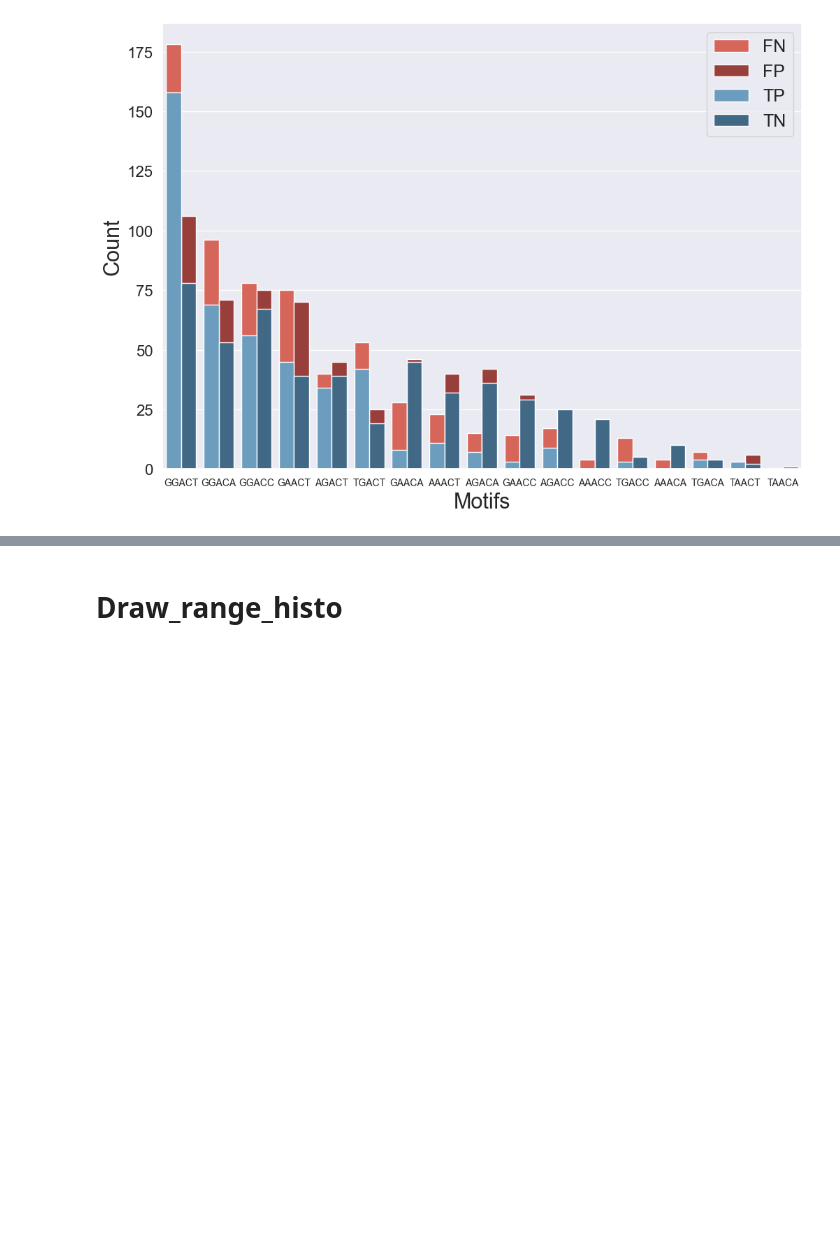
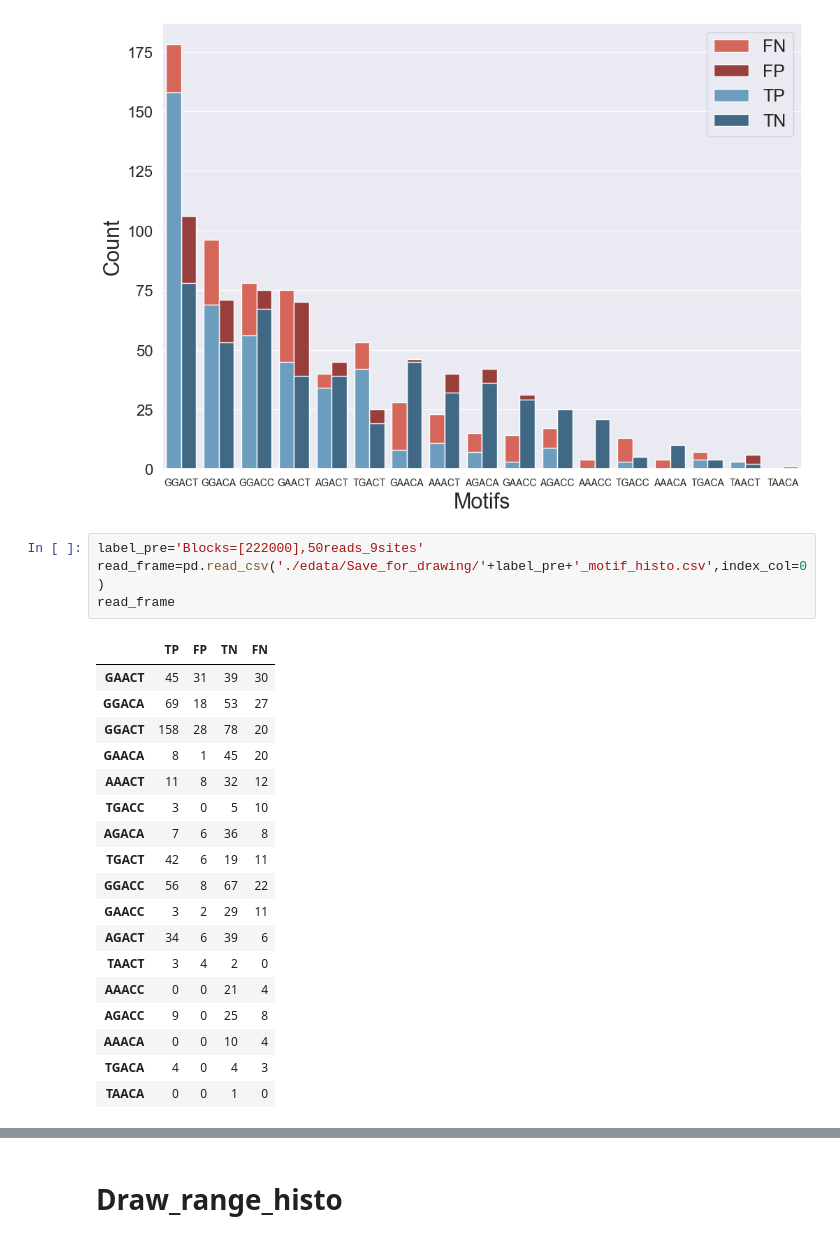
Before and after one commit to faded53222/NSWord, a Jupyter notebook: Draw_Graphs.ipynb, the cells around one changed output, grey strips where cells are left out. Drawn from its saved outputs; the diff is of its cells as text; blank space fills up the shorter version.

```diff
--- a/Draw_Graphs.ipynb
+++ b/Draw_Graphs.ipynb
@@ -161,3 +161,26 @@ draw_motif_histo('Blocks=[222000],50reads_9sites','Conventional')
 # %% [output]
 The PostScript backend does not support transparency; partially transparent artists will be rendered opaque.
 [figure]
+# %%
+label_pre='Blocks=[222000],50reads_9sites'
+read_frame=pd.read_csv('./edata/Save_for_drawing/'+label_pre+'_motif_histo.csv',index_col=0)
+read_frame
+# %% [output]
+|  | TP | FP | TN | FN |
+| GAACT | 45 | 31 | 39 | 30 |
+| GGACA | 69 | 18 | 53 | 27 |
+| GGACT | 158 | 28 | 78 | 20 |
+| GAACA | 8 | 1 | 45 | 20 |
+| AAACT | 11 | 8 | 32 | 12 |
+| TGACC | 3 | 0 | 5 | 10 |
+| AGACA | 7 | 6 | 36 | 8 |
+| TGACT | 42 | 6 | 19 | 11 |
+| GGACC | 56 | 8 | 67 | 22 |
+| GAACC | 3 | 2 | 29 | 11 |
+| AGACT | 34 | 6 | 39 | 6 |
+| TAACT | 3 | 4 | 2 | 0 |
+| AAACC | 0 | 0 | 21 | 4 |
+| AGACC | 9 | 0 | 25 | 8 |
+| AAACA | 0 | 0 | 10 | 4 |
+| TGACA | 4 | 0 | 4 | 3 |
+| TAACA | 0 | 0 | 1 | 0 |
```
Also changed, not shown: parts of 1 cell of this notebook.
